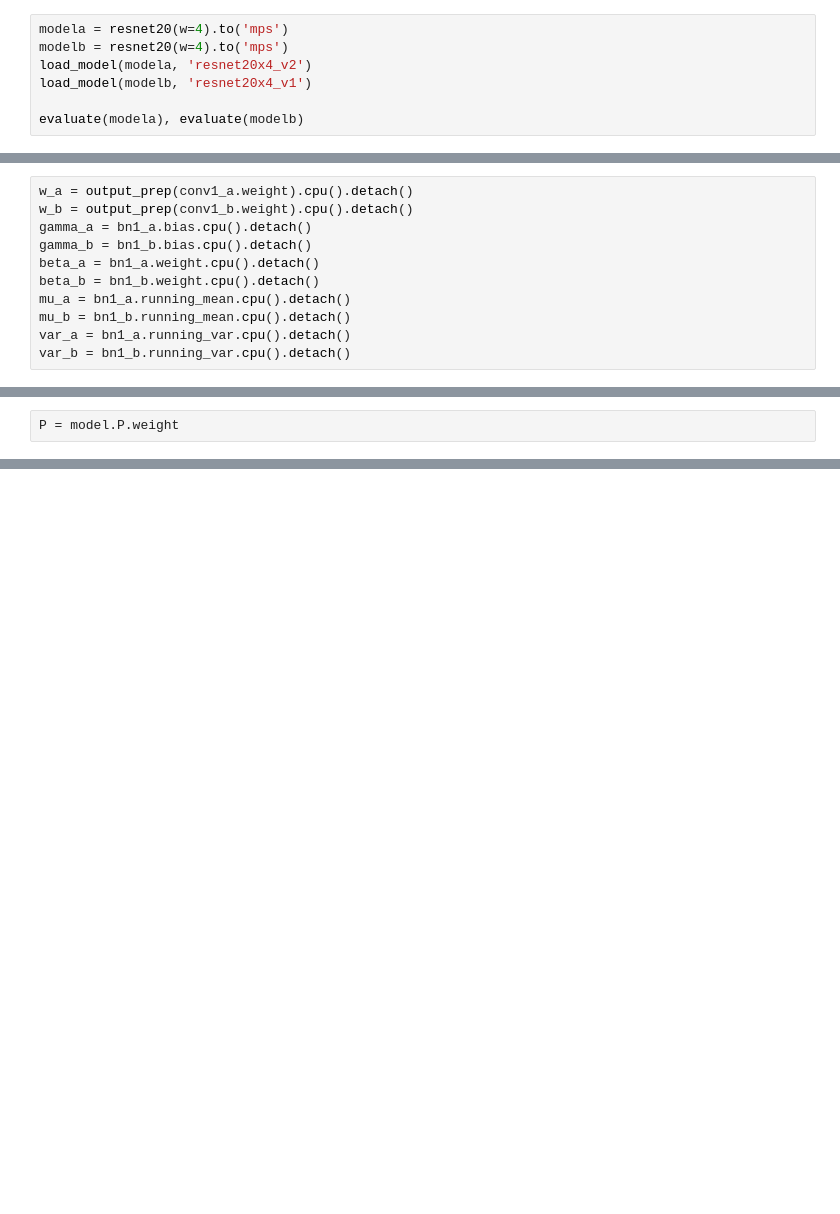
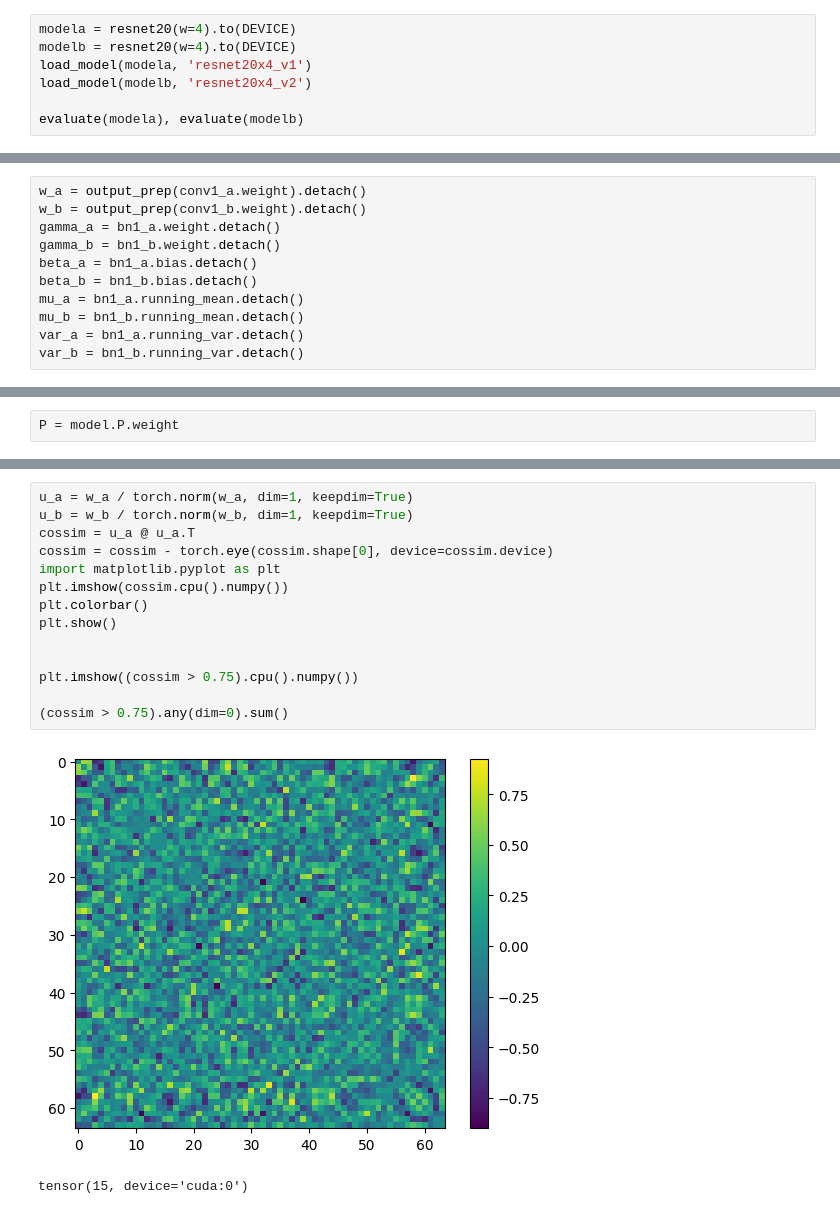
Before and after one commit to gstoica27/REPAIR, a Jupyter notebook: notebooks/FixingProcrustes.ipynb, the cells around one changed output, grey strips where cells are left out. Saved outputs shown, nothing was run; the diff lists cells and outputs as text; blank space fills up the shorter version.

```diff
--- a/notebooks/FixingProcrustes.ipynb
+++ b/notebooks/FixingProcrustes.ipynb
@@ -214,10 +214,10 @@ def permute_cls_output(perm_map, linear):
     for w in [linear.weight, linear.bias]:
         w.data = perm_map @ w
 # %%
-modela = resnet20(w=4).to('mps')
-modelb = resnet20(w=4).to('mps')
-load_model(modela, 'resnet20x4_v2')
-load_model(modelb, 'resnet20x4_v1')
+modela = resnet20(w=4).to(DEVICE)
+modelb = resnet20(w=4).to(DEVICE)
+load_model(modela, 'resnet20x4_v1')
+load_model(modelb, 'resnet20x4_v2')
 
 evaluate(modela), evaluate(modelb)
 # %% [output]
@@ -234,14 +234,14 @@ _ = modelb.eval()
 output_prep = lambda x: x.flatten(1)
 input_prep = lambda x: x.transpose(1, 0).flatten(1)
 # %%
-w_a = output_prep(conv1_a.weight).cpu().detach()
-w_b = output_prep(conv1_b.weight).cpu().detach()
-gamma_a = bn1_a.bias.cpu().detach()
-gamma_b = bn1_b.bias.cpu().detach()
-beta_a = bn1_a.weight.cpu().detach()
-beta_b = bn1_b.weight.cpu().detach()
-mu_a = bn1_a.running_mean.cpu().detach()
-mu_b = bn1_b.running_mean.cpu().detach()
-var_a = bn1_a.running_var.cpu().detach()
-var_b = bn1_b.running_var.cpu().detach()
+w_a = output_prep(conv1_a.weight).detach()
+w_b = output_prep(conv1_b.weight).detach()
+gamma_a = bn1_a.weight.detach()
+gamma_b = bn1_b.weight.detach()
+beta_a = bn1_a.bias.detach()
+beta_b = bn1_b.bias.detach()
+mu_a = bn1_a.running_mean.detach()
+mu_b = bn1_b.running_mean.detach()
+var_a = bn1_a.running_var.detach()
+var_b = bn1_b.running_var.detach()
 # %%
@@ -296,0 +389,17 @@ P = model.P.weight
+# %%
+u_a = w_a / torch.norm(w_a, dim=1, keepdim=True)
+u_b = w_b / torch.norm(w_b, dim=1, keepdim=True)
+cossim = u_a @ u_a.T
+cossim = cossim - torch.eye(cossim.shape[0], device=cossim.device)
+import matplotlib.pyplot as plt
+plt.imshow(cossim.cpu().numpy())
+plt.colorbar()
+plt.show()
+
+
+plt.imshow((cossim > 0.75).cpu().numpy())
+
+(cossim > 0.75).any(dim=0).sum()
+# %% [output]
+[figure, added]
+tensor(15, device='cuda:0')
```
Also changed, not shown: parts of 27 cells of this notebook, 2 other files.
